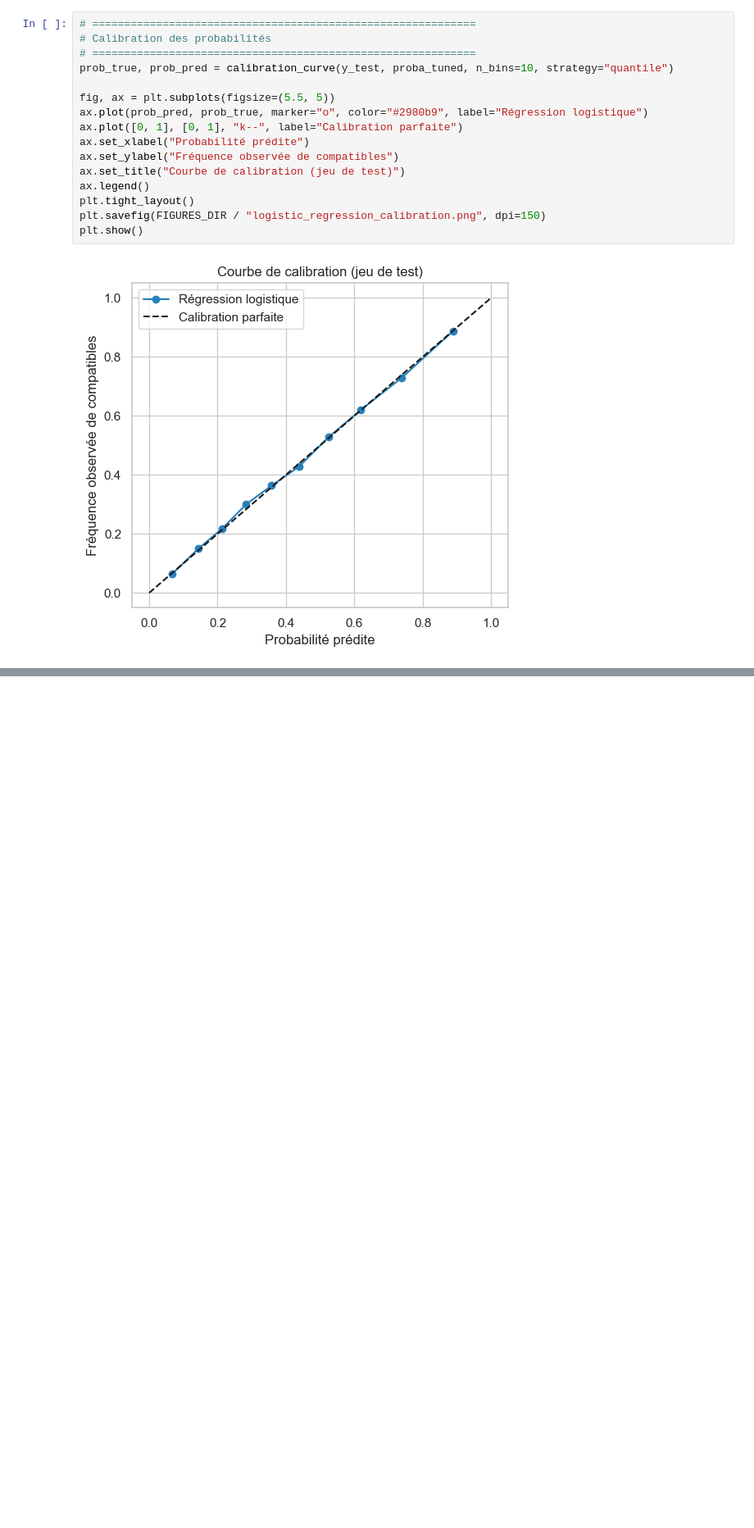
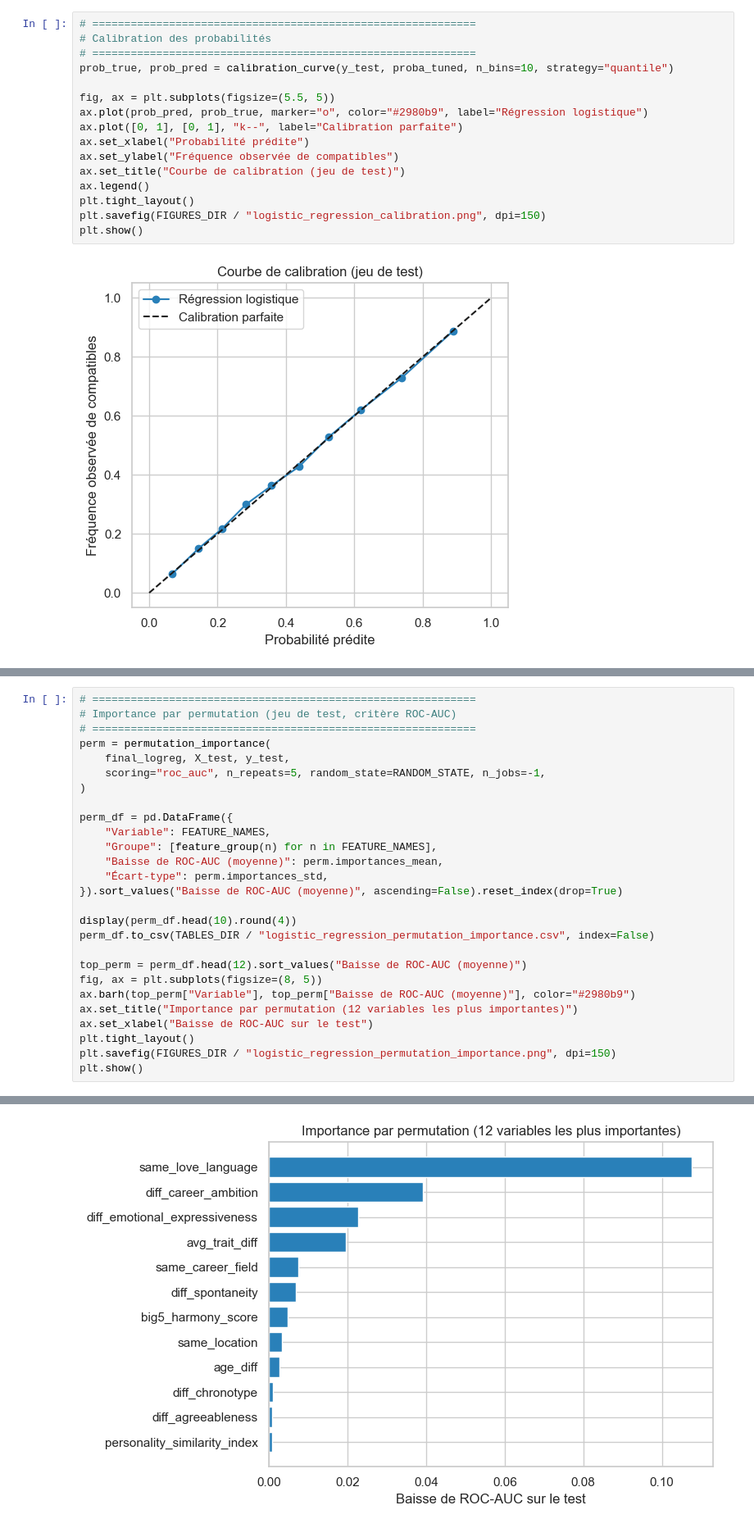
Before and after one commit to khaldamin/DM_PROJECT, a Jupyter notebook: notebooks/03_logistic_regression.ipynb, the cells around one changed output, grey strips where cells are left out. Shown at 82% size. Drawn from its saved outputs; the diff is of its cells as text; blank space fills up the shorter version.

```diff
--- a/notebooks/03_logistic_regression.ipynb
+++ b/notebooks/03_logistic_regression.ipynb
@@ -424,0 +485,28 @@ plt.show()
+# %%
+# ============================================================
+# Importance par permutation (jeu de test, critère ROC-AUC)
+# ============================================================
+perm = permutation_importance(
+    final_logreg, X_test, y_test,
+    scoring="roc_auc", n_repeats=5, random_state=RANDOM_STATE, n_jobs=-1,
+)
+
+perm_df = pd.DataFrame({
+    "Variable": FEATURE_NAMES,
+    "Groupe": [feature_group(n) for n in FEATURE_NAMES],
+    "Baisse de ROC-AUC (moyenne)": perm.importances_mean,
+    "Écart-type": perm.importances_std,
+}).sort_values("Baisse de ROC-AUC (moyenne)", ascending=False).reset_index(drop=True)
+
+display(perm_df.head(10).round(4))
+perm_df.to_csv(TABLES_DIR / "logistic_regression_permutation_importance.csv", index=False)
+
+top_perm = perm_df.head(12).sort_values("Baisse de ROC-AUC (moyenne)")
+fig, ax = plt.subplots(figsize=(8, 5))
+ax.barh(top_perm["Variable"], top_perm["Baisse de ROC-AUC (moyenne)"], color="#2980b9")
+ax.set_title("Importance par permutation (12 variables les plus importantes)")
+ax.set_xlabel("Baisse de ROC-AUC sur le test")
+plt.tight_layout()
+plt.savefig(FIGURES_DIR / "logistic_regression_permutation_importance.png", dpi=150)
+plt.show()
+# %% [output]
@@ -424,0 +524 @@ plt.show()
+[figure, added]
```
Also changed, not shown: parts of 3 cells of this notebook, 5 other files.
